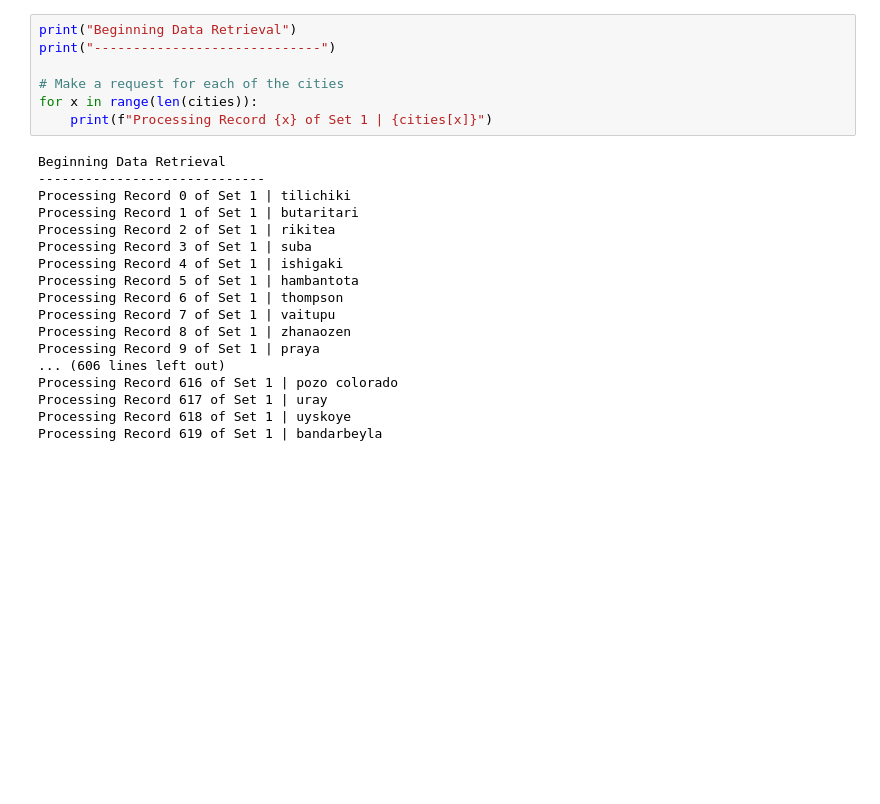
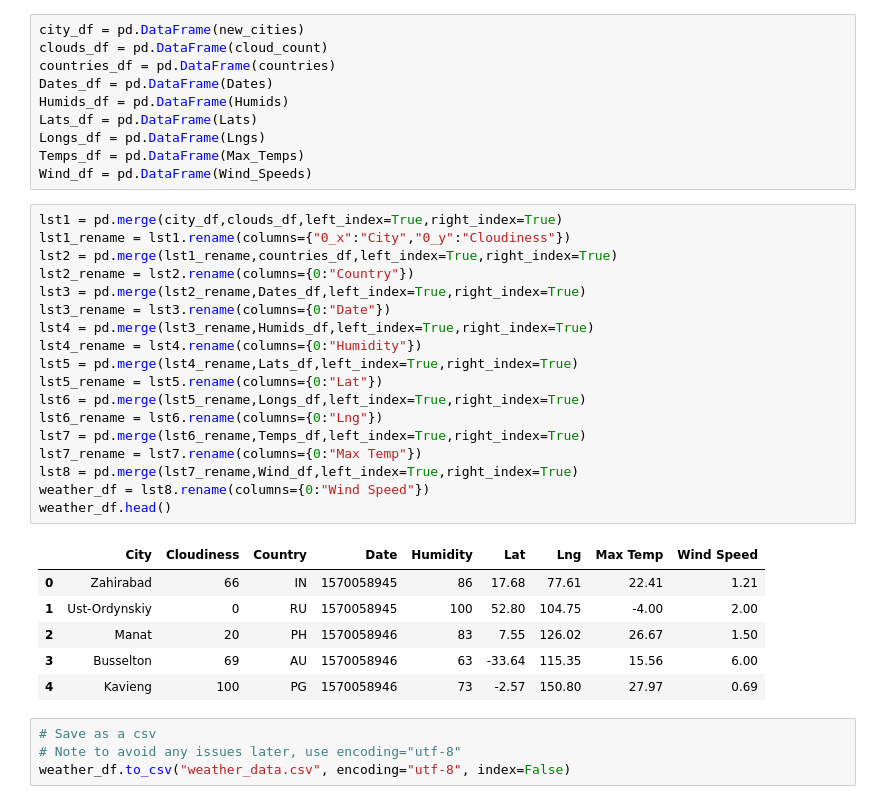
Before and after one commit to mitchellcapell95/Python-APIs, a Jupyter notebook: WeatherPy.ipynb, the cells around one changed output. Cells and saved outputs as stored; diff of their text form; blank space fills up the shorter version.

Commit message:
updating weather api

```diff
--- a/WeatherPy.ipynb
+++ b/WeatherPy.ipynb
@@ -78,25 +105,39 @@ KeyError: 'clouds'
-# %%
-print("Beginning Data Retrieval")
-print("-----------------------------")
-
-# Make a request for each of the cities
-for x in range(len(cities)):
-    print(f"Processing Record {x} of Set 1 | {cities[x]}")
-# %% [output]
-Beginning Data Retrieval
------------------------------
-Processing Record 0 of Set 1 | tilichiki
-Processing Record 1 of Set 1 | butaritari
-Processing Record 2 of Set 1 | rikitea
-Processing Record 3 of Set 1 | suba
-Processing Record 4 of Set 1 | ishigaki
-Processing Record 5 of Set 1 | hambantota
-Processing Record 6 of Set 1 | thompson
-Processing Record 7 of Set 1 | vaitupu
-Processing Record 8 of Set 1 | zhanaozen
-Processing Record 9 of Set 1 | praya
-... (606 lines left out)
-Processing Record 616 of Set 1 | pozo colorado
-Processing Record 617 of Set 1 | uray
-Processing Record 618 of Set 1 | uyskoye
-Processing Record 619 of Set 1 | bandarbeyla
+# %%
+city_df = pd.DataFrame(new_cities)
+clouds_df = pd.DataFrame(cloud_count)
+countries_df = pd.DataFrame(countries)
+Dates_df = pd.DataFrame(Dates)
+Humids_df = pd.DataFrame(Humids)
+Lats_df = pd.DataFrame(Lats)
+Longs_df = pd.DataFrame(Lngs)
+Temps_df = pd.DataFrame(Max_Temps)
+Wind_df = pd.DataFrame(Wind_Speeds)
+# %%
+lst1 = pd.merge(city_df,clouds_df,left_index=True,right_index=True)
+lst1_rename = lst1.rename(columns={"0_x":"City","0_y":"Cloudiness"})
+lst2 = pd.merge(lst1_rename,countries_df,left_index=True,right_index=True)
+lst2_rename = lst2.rename(columns={0:"Country"})
+lst3 = pd.merge(lst2_rename,Dates_df,left_index=True,right_index=True)
+lst3_rename = lst3.rename(columns={0:"Date"})
+lst4 = pd.merge(lst3_rename,Humids_df,left_index=True,right_index=True)
+lst4_rename = lst4.rename(columns={0:"Humidity"})
+lst5 = pd.merge(lst4_rename,Lats_df,left_index=True,right_index=True)
+lst5_rename = lst5.rename(columns={0:"Lat"})
+lst6 = pd.merge(lst5_rename,Longs_df,left_index=True,right_index=True)
+lst6_rename = lst6.rename(columns={0:"Lng"})
+lst7 = pd.merge(lst6_rename,Temps_df,left_index=True,right_index=True)
+lst7_rename = lst7.rename(columns={0:"Max Temp"})
+lst8 = pd.merge(lst7_rename,Wind_df,left_index=True,right_index=True)
+weather_df = lst8.rename(columns={0:"Wind Speed"})
+weather_df.head()
+# %% [output]
+|  | City | Cloudiness | Country | Date | Humidity | Lat | Lng | Max Temp | Wind Speed |
+| 0 | Zahirabad | 66 | IN | 1570058945 | 86 | 17.68 | 77.61 | 22.41 | 1.21 |
+| 1 | Ust-Ordynskiy | 0 | RU | 1570058945 | 100 | 52.80 | 104.75 | -4.00 | 2.00 |
+| 2 | Manat | 20 | PH | 1570058946 | 83 | 7.55 | 126.02 | 26.67 | 1.50 |
+| 3 | Busselton | 69 | AU | 1570058946 | 63 | -33.64 | 115.35 | 15.56 | 6.00 |
+| 4 | Kavieng | 100 | PG | 1570058946 | 73 | -2.57 | 150.80 | 27.97 | 0.69 |
+# %%
+# Save as a csv
+# Note to avoid any issues later, use encoding="utf-8"
+weather_df.to_csv("weather_data.csv", encoding="utf-8", index=False)
```
Also changed, not shown: parts of 3 cells of this notebook, 2 other files.
